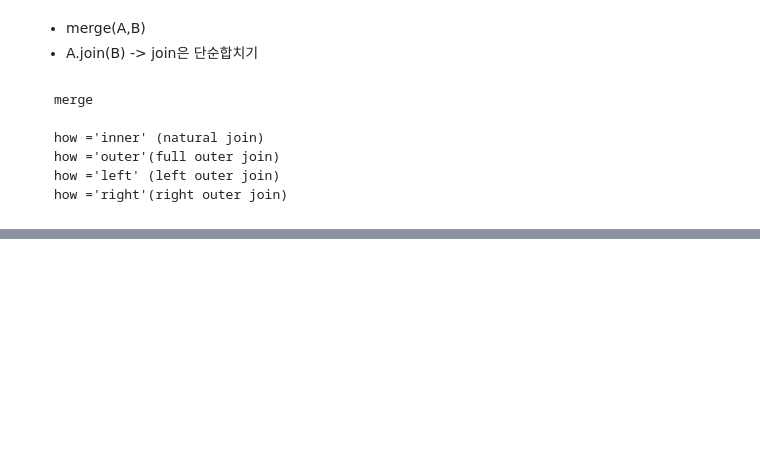
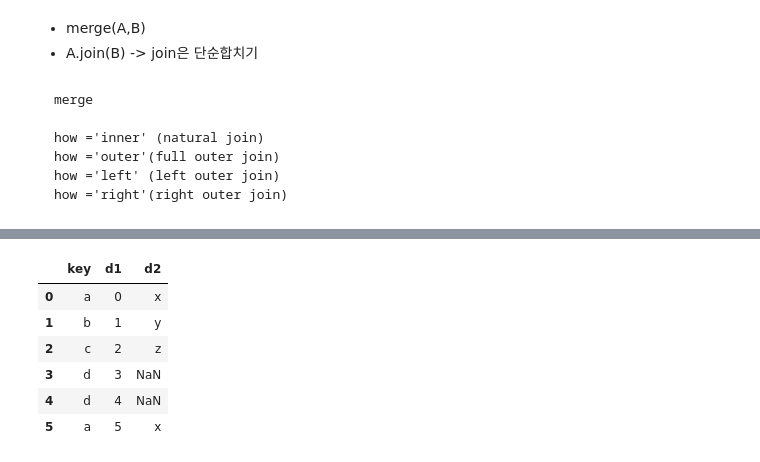
Before and after one commit to ari950505/Fintech, a Jupyter notebook: statistics/실습_TA/TA_01_review.ipynb, the cells around one changed output, grey strips where cells are left out. Cells and saved outputs as stored; diff of their text form; code cells hidden in the pictures; blank space fills up the shorter version.

```diff
--- a/statistics/실습_TA/TA_01_review.ipynb
+++ b/statistics/실습_TA/TA_01_review.ipynb
@@ -444,0 +533,10 @@ how ='right'(right outer join)
+# %%
+pd.merge(df1,df2,on='key',how='left')
+# %% [output]
+|  | key | d1 | d2 |
+| 0 | a | 0 | x |
+| 1 | b | 1 | y |
+| 2 | c | 2 | z |
+| 3 | d | 3 | NaN |
+| 4 | d | 4 | NaN |
+| 5 | a | 5 | x |
```
Also changed, not shown: parts of 14 cells of this notebook.
